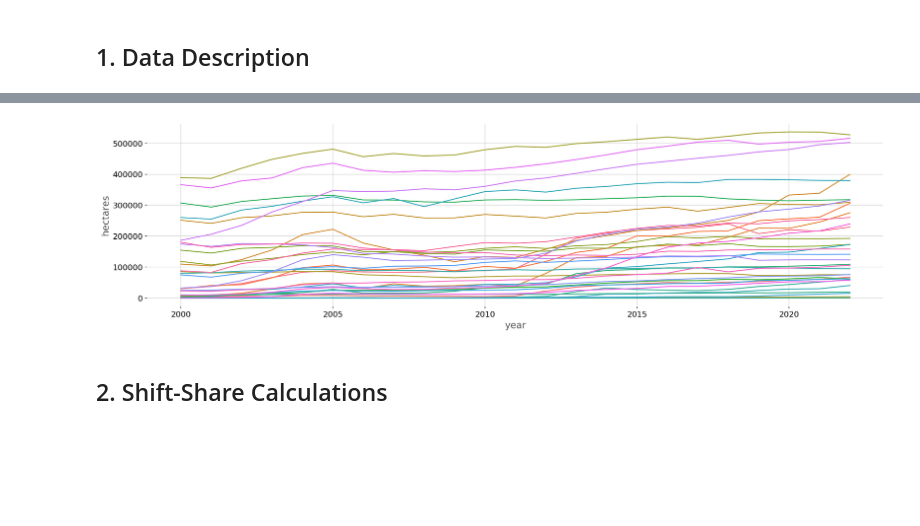
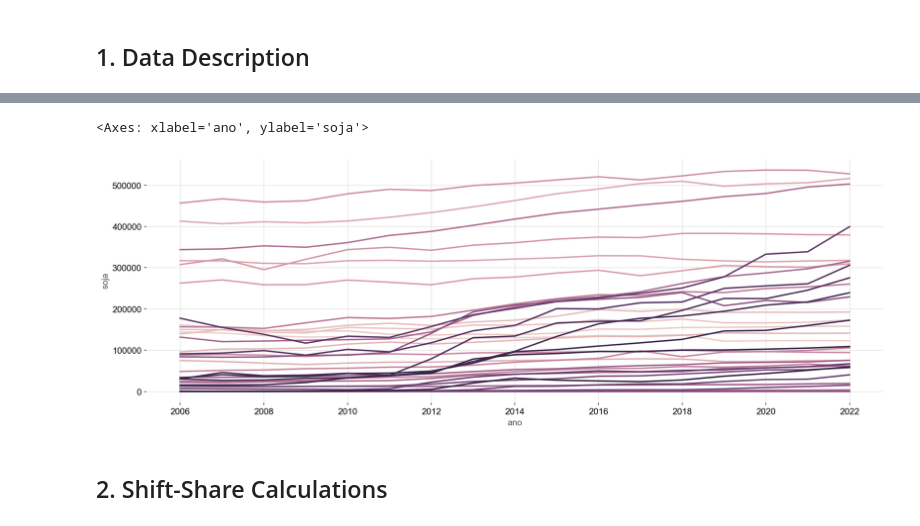
Before and after one commit to caiocasagrande/shift-share, a Jupyter notebook: notebooks/01_shift-share-rs.ipynb, the cells around one changed output, grey strips where cells are left out. Cells and saved outputs as stored; diff of their text form; code cells hidden in the pictures; blank space fills up the shorter version.

Commit message:
Update with new dataset source

```diff
--- a/notebooks/01_shift-share-rs.ipynb
+++ b/notebooks/01_shift-share-rs.ipynb
@@ -109,2 +117,31 @@ df_micro_geodata = gpd.read_file('../data/geodata/malha_microrregioes.geojson')
+# %%
+# GeoData
+# df_meso_geodata = gpd.read_file('../data/geodata/malha_mesorregioes.geojson')
+df_micro_geodata = gpd.read_file('../data/geodata/malha_microrregioes.geojson')
+# df_mun_geodata = gpd.read_file('../data/geodata/malha_municipios.geojson')
+
+# Arroz
+df_arroz    = pd.read_csv('../data/raw/rs_arroz_tabela_1612_ibge_pam.csv', skiprows=3, nrows=541, sep=',')
+
+df_arroz_mu = DatasetProcessor(df_arroz.loc[1:], 'MU', value_name='arroz').process_data()
+df_arroz_mi = DatasetProcessor(df_arroz.loc[1:], 'MI', value_name='arroz').process_data()
+df_arroz_me = DatasetProcessor(df_arroz.loc[1:], 'ME', value_name='arroz').process_data()
+
+# Milho
+df_milho    = pd.read_csv('../data/raw/rs_milho_tabela_1612_ibge_pam.csv', skiprows=3, nrows=541, sep=',')
+
+df_milho_mu = DatasetProcessor(df_milho.loc[1:], 'MU', value_name='milho').process_data()
+df_milho_mi = DatasetProcessor(df_milho.loc[1:], 'MI', value_name='milho').process_data()
+df_milho_me = DatasetProcessor(df_milho.loc[1:], 'ME', value_name='milho').process_data()
+
+# Soja
+df_soja     = pd.read_csv('../data/raw/rs_soja_tabela_1612_ibge_pam.csv', skiprows=3, nrows=541, sep=',')
+
+df_soja_mu  = DatasetProcessor(df_soja.loc[1:], 'MU', value_name='soja').process_data()
+df_soja_mi  = DatasetProcessor(df_soja.loc[1:], 'MI', value_name='soja').process_data()
+df_soja_me  = DatasetProcessor(df_soja.loc[1:], 'ME', value_name='soja').process_data()
+
+# DataFrame informativo
+df_info     = InfoDataFrameProcessor(df_soja).process_data()
 # %% [markdown]
 ## 1. Data Description
@@ -131,7 +165,8 @@ fig = aux.plot(legend=False)
 # %%
-ax = sns.lineplot(x='year', y='hectares', hue='microregion', data=df_melted, legend=False)
+sns.lineplot(x='ano', y='soja', hue='cod_ibge', data=df_soja_mi, legend=False)
 # %% [output]
+<Axes: xlabel='ano', ylabel='soja'>
-[figure, old version]
+[figure, new version]
 # %% [markdown]
 ## 2. Shift-Share Calculations
 # %% [markdown]
```
Also changed, not shown: parts of 11 cells of this notebook, 1 other file.
